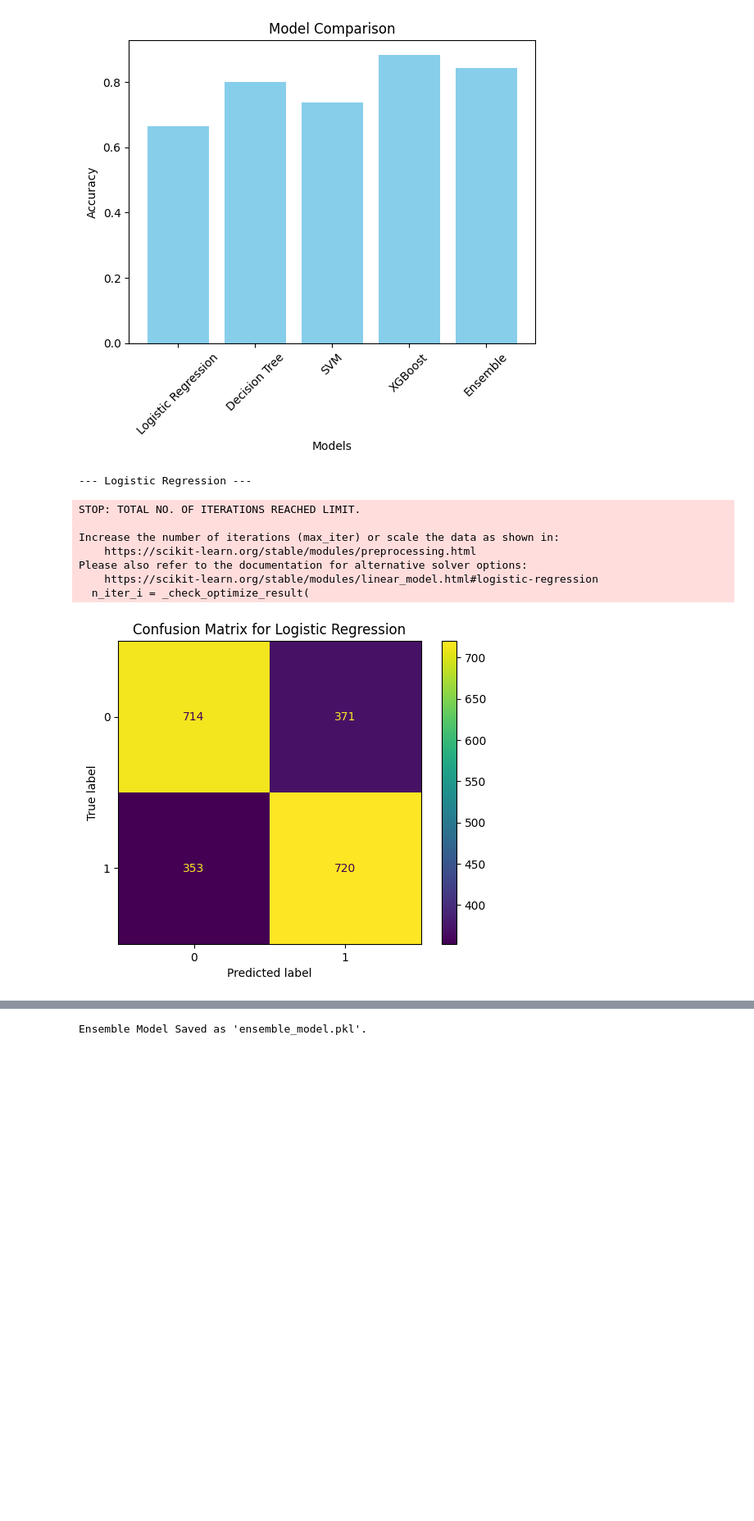
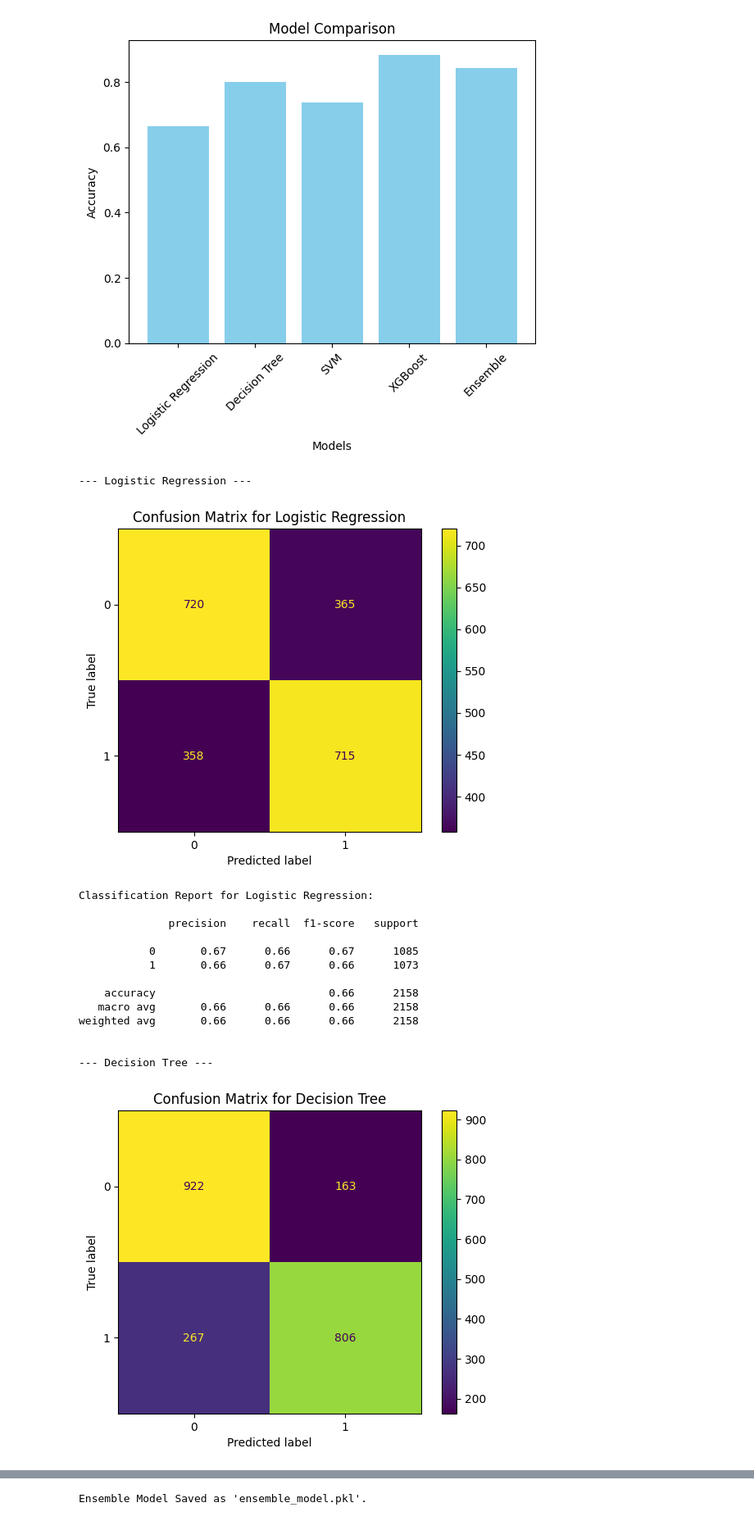
Before and after one commit to zalhasmiea/MLproject, a Jupyter notebook: main.ipynb, the cells around one changed output, grey strips where cells are left out. Shown: that part at 82% size. Saved outputs shown, nothing was run; the diff lists cells and outputs as text; code cells hidden in the pictures; blank space fills up the shorter version.

```diff
--- a/main.ipynb
+++ b/main.ipynb
@@ -209,32 +209,39 @@ plt.show()
 # %%
 models = {
     "Logistic Regression": lr_model,
     "Decision Tree": best_dt_model,
     'svm': svm_model,
     "XGBoost": best_xgb_model,
+    "Ensemble": ensemble_model
 }
 
 for name, model in models.items():
     print(f"\n--- {name} ---")
-    model.fit(X_train, y_train)
-    y_pred = model.predict(X_test)
+    y_pred = model.predict(X_test_scaled)
 
     # Confusion Matrix
     cm = confusion_matrix(y_test, y_pred)
     ConfusionMatrixDisplay(cm).plot()
     plt.title(f"Confusion Matrix for {name}")
     plt.show()
 
     # Classification Report
     print(f"Classification Report for {name}:\n")
     print(classification_report(y_test, y_pred))
 # %% [output]
 --- Logistic Regression ---
+[figure, new version]
-STOP: TOTAL NO. OF ITERATIONS REACHED LIMIT.
+Classification Report for Logistic Regression:
 
-Increase the number of iterations (max_iter) or scale the data as shown in:
-    https://scikit-learn.org/stable/modules/preprocessing.html
-Please also refer to the documentation for alternative solver options:
-    https://scikit-learn.org/stable/modules/linear_model.html#logistic-regression
-  n_iter_i = _check_optimize_result(
+              precision    recall  f1-score   support
+
+           0       0.67      0.66      0.67      1085
+           1       0.66      0.67      0.66      1073
+
+    accuracy                           0.66      2158
+   macro avg       0.66      0.66      0.66      2158
+weighted avg       0.66      0.66      0.66      2158
+
+
+--- Decision Tree ---
-[figure, old version]
+[figure]
```
Also changed, not shown: parts of 1 cell of this notebook, 4 other files.
